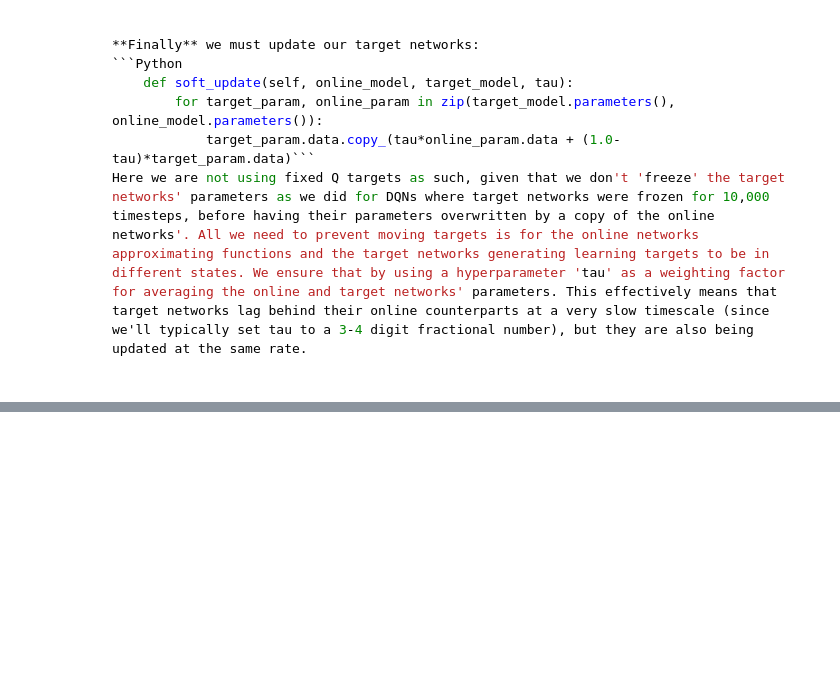
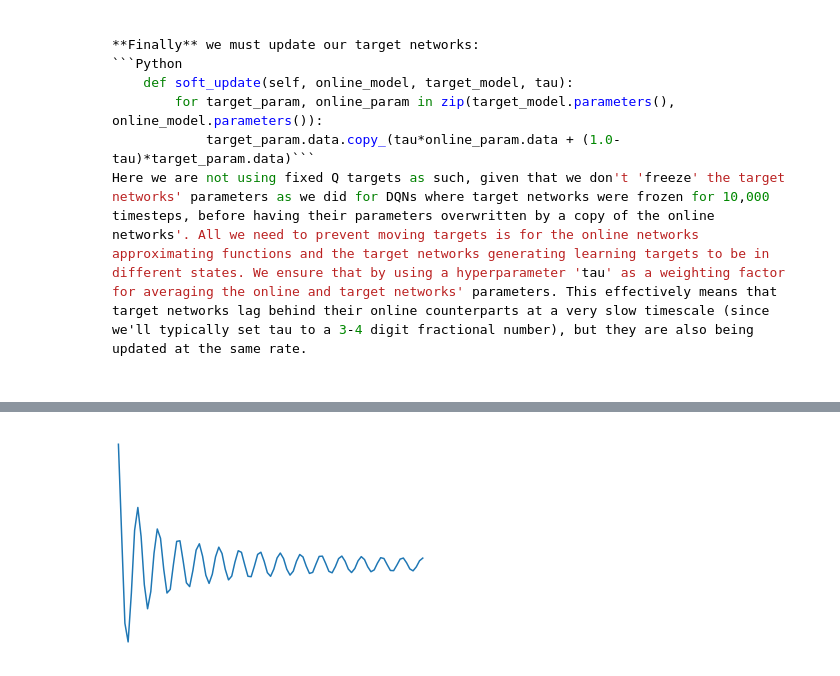
Before and after one commit to andrefmsmith/drlnd_ContinuousCtrlSubmission, a Jupyter notebook: Report.ipynb, the cells around one changed output, grey strips where cells are left out. Saved outputs shown, nothing was run; the diff lists cells and outputs as text; code cells hidden in the pictures; blank space fills up the shorter version.

```diff
--- a/Report.ipynb
+++ b/Report.ipynb
@@ -304,18 +278,0 @@ Scores are kept track of and printed for monitoring purposes and if the solving
-# %%
-agent = Agent(state_size, action_size)
-env_info = env.reset(train_mode=False)[brain_name]
-state = env_info.vector_observations
-score = 0
-agent.add_noise = False
-for i in range(500):
-    action = agent.act(state)
-    env_info = env.step(action)[brain_name]
-    next_state = env_info.vector_observations[0]
-    reward = env_info.rewards[0]
-    done = env_info.local_done[0]
-    score += env_info.rewards[0]
-    state = next_state
-    if done:
-        break
-print('Total score this episode: {:.2f}'.format(score))
-agent.add_noise = True
@@ -346,17 +278,0 @@ plt.show()
-# %%
-env_info = env.reset(train_mode=False)[brain_name]
-state = env_info.vector_observations
-score = 0
-agent.add_noise = False
-for i in range(1000):
-    action = agent.act(state)
-    env_info = env.step(action)[brain_name]
-    next_state = env_info.vector_observations[0]
-    reward = env_info.rewards[0]
-    done = env_info.local_done[0]
-    score += env_info.rewards[0]
-    state = next_state
-    if done:
-        break
-print('Total score this episode: {:.2f}'.format(score))
-agent.add_noise = True
@@ -364,0 +327,6 @@ Total score this episode: 34.98
+# %%
+## Example periodic decreasing schedule
+plt.plot([1+math.sin(i)*-1/i for i in range(5,100) ]);
+plt.axis('off');
+# %% [output]
+[figure, added]
```
Also changed, not shown: parts of 16 cells of this notebook.
